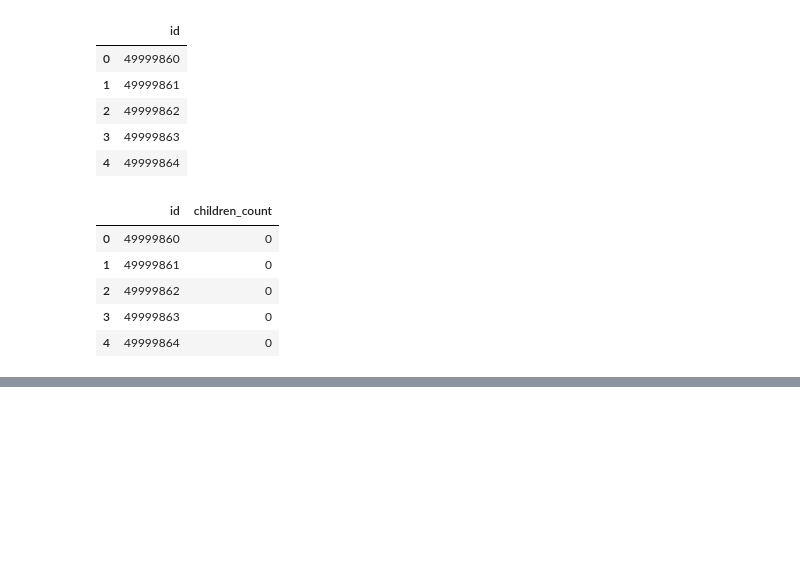
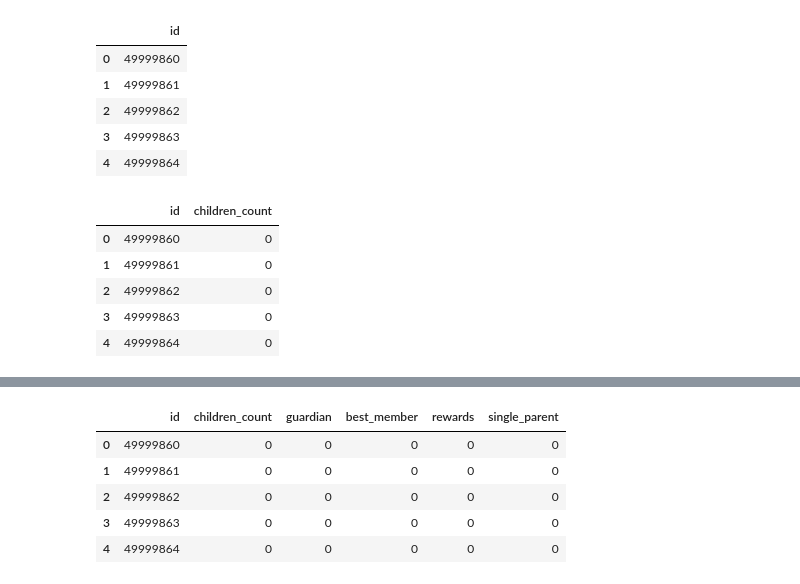
Before and after one commit to floor10/tour-distributor, a Jupyter notebook: data-analytics/analitica.ipynb, the cells around one changed output, grey strips where cells are left out. Drawn from its saved outputs; the diff is of its cells as text; code cells hidden in the pictures; blank space fills up the shorter version.

```diff
--- a/data-analytics/analitica.ipynb
+++ b/data-analytics/analitica.ipynb
@@ -144,0 +209,13 @@ perfect_dataset.head()
+# %%
+rewards.head()
+def rewards_old(my_date):
+    now_date = datetime.today().date()
+    hash = now_date.year - my_date.year + 0.1*(now_date.month - my_date.month) + 0.01*(now_date.day - my_date.day)
+    return hash
+inds_of_rewards = []
+for i, date in enumerate(rewards.access_date):
+    if (rewards_old(date.date()) > 2):
+        inds_of_rewards.append(i)
+rewards = rewards.reset_index()
+rewards = rewards.drop(inds_of_rewards)
+rewards.head()
@@ -144,0 +245,30 @@ perfect_dataset.head()
+# %%
+single_parents_experience.head()
+single_parents = single_parents_experience.drop(columns=['expereince'])
+
+inds_of_sp = []
+for i, status in enumerate(single_parents.marital_status):
+    if (status == 'одинокаямать' or status == 'одинокийотец'):
+        inds_of_sp.append(i)
+single_parents = single_parents.reset_index()
+single_parents = single_parents.drop(inds_of_sp)
+single_parents.head()
+
+parents = {}
+for id in single_parents.id.unique():
+    l = 0
+    if (len(single_parents[single_parents.id == id]) > 0):
+        l = 1
+    parents[int(id)] = l
+perfect_sp = []
+for id in perfect_dataset.id:
+    perfect_sp.append(parents.get(id, 0))
+perfect_dataset['single_parent']=perfect_sp
+perfect_dataset.head()
+# %% [output]
+|  | id | children_count | guardian | best_member | rewards | single_parent |
+| 0 | 49999860 | 0 | 0 | 0 | 0 | 0 |
+| 1 | 49999861 | 0 | 0 | 0 | 0 | 0 |
+| 2 | 49999862 | 0 | 0 | 0 | 0 | 0 |
+| 3 | 49999863 | 0 | 0 | 0 | 0 | 0 |
+| 4 | 49999864 | 0 | 0 | 0 | 0 | 0 |
```
Also changed, not shown: parts of 11 cells of this notebook, 2 other files.
